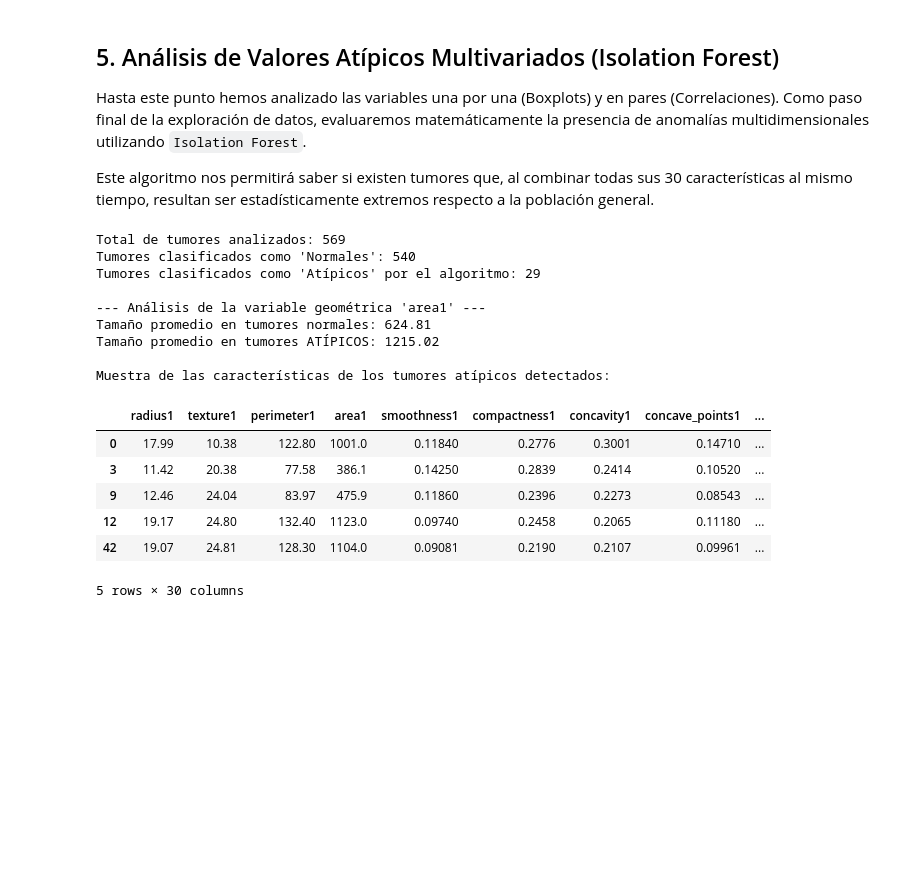
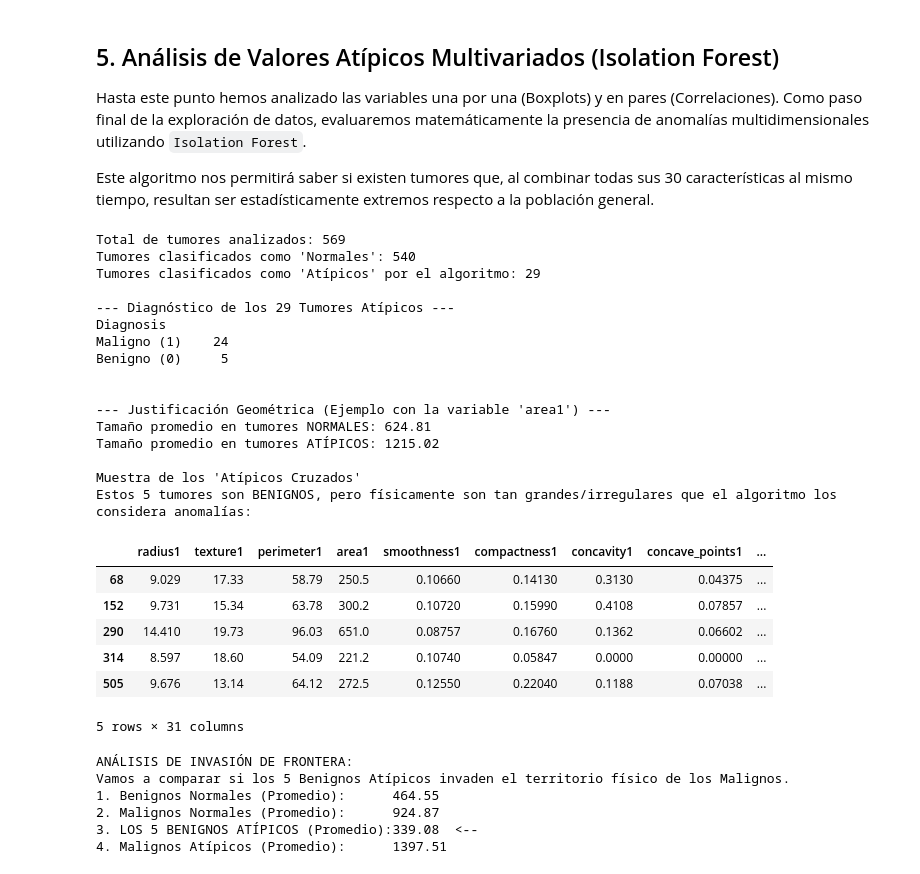
Before and after one commit to leonaidasup/Modelo2-final, a Jupyter notebook: 01_Exploracion_y_Limpieza.ipynb, the cells around one changed output. Saved outputs shown, nothing was run; the diff lists cells and outputs as text; code cells hidden in the pictures; blank space fills up the shorter version.

```diff
--- a/01_Exploracion_y_Limpieza.ipynb
+++ b/01_Exploracion_y_Limpieza.ipynb
@@ -232,43 +232,84 @@ Este algoritmo nos permitirá saber si existen tumores que, al combinar todas su
 # %%
 # 1. Inicializar el Isolation Forest (Buscando ~5% de valores extremos)
 from sklearn.ensemble import IsolationForest
+
 iso_forest = IsolationForest(contamination=0.05, random_state=30)
 
 # 2. Predecir atípicos sobre la matriz X original
 predicciones_atipicos = iso_forest.fit_predict(X)
 
-# 3. Filtrar resultados (-1: Atípico, 1: Normal)
+# 3. Filtrar resultados lógicos (-1: Atípico, 1: Normal)
 mascara_atipicos = predicciones_atipicos == -1
 tumores_atipicos = X[mascara_atipicos]
 tumores_normales = X[~mascara_atipicos]
 
 print(f"Total de tumores analizados: {len(X)}")
 print(f"Tumores clasificados como 'Normales': {len(tumores_normales)}")
 print(f"Tumores clasificados como 'Atípicos' por el algoritmo: {len(tumores_atipicos)}\n")
 
-# 4. Análisis Clínico de una variable de tamaño
-columna_analisis = 'area1' if 'area1' in X.columns else X.columns[3]
+# 4. Ver la distribución real del diagnóstico en las anomalías
+print("--- Diagnóstico de los 29 Tumores Atípicos ---")
+distribucion = df[mascara_atipicos]['Diagnosis'].map({1: 'Maligno (1)', 0: 'Benigno (0)'}).value_counts()
+print(distribucion.to_string())
+print("\n")
 
-print(f"--- Análisis de la variable geométrica '{columna_analisis}' ---")
-print(f"Tamaño promedio en tumores normales: {tumores_normales[columna_analisis].mean():.2f}")
-print(f"Tamaño promedio en tumores ATÍPICOS: {tumores_atipicos[columna_analisis].mean():.2f}\n")
+# 5. Justificación Clínica: ¿Por qué el algoritmo los separó?
+# Usamos 'area1' como ejemplo visual para entender la magnitud de la anomalía
+columna_ejemplo = 'area1' if 'area1' in X.columns else X.columns[3]
+print(f"--- Justificación Geométrica (Ejemplo con la variable '{columna_ejemplo}') ---")
+print(f"Tamaño promedio en tumores NORMALES: {tumores_normales[columna_ejemplo].mean():.2f}")
+print(f"Tamaño promedio en tumores ATÍPICOS: {tumores_atipicos[columna_ejemplo].mean():.2f}\n")
 
-print("Muestra de las características de los tumores atípicos detectados:")
-display(tumores_atipicos.head())
+# 6. Aislar y mostrar los "Atípicos Cruzados" (Los 5 Benignos)
+# Estos son los datos más peligrosos porque invaden el espacio de los tumores malignos
+mascara_benignos_atipicos = (predicciones_atipicos == -1) & (df['Diagnosis'] == 0)
+benignos_atipicos = df[mascara_benignos_atipicos]
+
+print("Muestra de los 'Atípicos Cruzados'")
+print("Estos 5 tumores son BENIGNOS, pero físicamente son tan grandes/irregulares que el algoritmo los considera anomalías:")
+display(benignos_atipicos.head())
+
+# 7. Comprobación de "Invasión de Frontera" (Teoría de cruce de clases)
+print("\nANÁLISIS DE INVASIÓN DE FRONTERA:")
+print("Vamos a comparar si los 5 Benignos Atípicos invaden el territorio físico de los Malignos.")
+
+# Calculamos los promedios de área para los 4 subgrupos
+area_benigno_normal = df[(df['Diagnosis'] == 0) & (~mascara_atipicos)][columna_ejemplo].mean()
+area_benigno_atipico = benignos_atipicos[columna_ejemplo].mean()
+area_maligno_normal = df[(df['Diagnosis'] == 1) & (~mascara_atipicos)][columna_ejemplo].mean()
+area_maligno_atipico = df[(df['Diagnosis'] == 1) & (mascara_atipicos)][columna_ejemplo].mean()
+
+print(f"1. Benignos Normales (Promedio):      {area_benigno_normal:.2f}")
+print(f"2. Malignos Normales (Promedio):      {area_maligno_normal:.2f}")
+print(f"3. LOS 5 BENIGNOS ATÍPICOS (Promedio):{area_benigno_atipico:.2f}  <--")
+print(f"4. Malignos Atípicos (Promedio):      {area_maligno_atipico:.2f}")
 # %% [output]
 Total de tumores analizados: 569
 Tumores clasificados como 'Normales': 540
 Tumores clasificados como 'Atípicos' por el algoritmo: 29
 
---- Análisis de la variable geométrica 'area1' ---
-Tamaño promedio en tumores normales: 624.81
+--- Diagnóstico de los 29 Tumores Atípicos ---
+Diagnosis
+Maligno (1)    24
+Benigno (0)     5
+
+
+--- Justificación Geométrica (Ejemplo con la variable 'area1') ---
+Tamaño promedio en tumores NORMALES: 624.81
 Tamaño promedio en tumores ATÍPICOS: 1215.02
 
-Muestra de las características de los tumores atípicos detectados:
+Muestra de los 'Atípicos Cruzados'
+Estos 5 tumores son BENIGNOS, pero físicamente son tan grandes/irregulares que el algoritmo los considera anomalías:
 |  | radius1 | texture1 | perimeter1 | area1 | smoothness1 | compactness1 | concavity1 | concave_points1 | ... |
-| 0 | 17.99 | 10.38 | 122.80 | 1001.0 | 0.11840 | 0.2776 | 0.3001 | 0.14710 | ... |
-| 3 | 11.42 | 20.38 | 77.58 | 386.1 | 0.14250 | 0.2839 | 0.2414 | 0.10520 | ... |
-| 9 | 12.46 | 24.04 | 83.97 | 475.9 | 0.11860 | 0.2396 | 0.2273 | 0.08543 | ... |
-| 12 | 19.17 | 24.80 | 132.40 | 1123.0 | 0.09740 | 0.2458 | 0.2065 | 0.11180 | ... |
-| 42 | 19.07 | 24.81 | 128.30 | 1104.0 | 0.09081 | 0.2190 | 0.2107 | 0.09961 | ... |
+| 68 | 9.029 | 17.33 | 58.79 | 250.5 | 0.10660 | 0.14130 | 0.3130 | 0.04375 | ... |
+| 152 | 9.731 | 15.34 | 63.78 | 300.2 | 0.10720 | 0.15990 | 0.4108 | 0.07857 | ... |
+| 290 | 14.410 | 19.73 | 96.03 | 651.0 | 0.08757 | 0.16760 | 0.1362 | 0.06602 | ... |
+| 314 | 8.597 | 18.60 | 54.09 | 221.2 | 0.10740 | 0.05847 | 0.0000 | 0.00000 | ... |
+| 505 | 9.676 | 13.14 | 64.12 | 272.5 | 0.12550 | 0.22040 | 0.1188 | 0.07038 | ... |
-5 rows × 30 columns
+5 rows × 31 columns
+ANÁLISIS DE INVASIÓN DE FRONTERA:
+Vamos a comparar si los 5 Benignos Atípicos invaden el territorio físico de los Malignos.
+1. Benignos Normales (Promedio):      464.55
+2. Malignos Normales (Promedio):      924.87
+3. LOS 5 BENIGNOS ATÍPICOS (Promedio):339.08  <--
+4. Malignos Atípicos (Promedio):      1397.51
```
Also changed, not shown: parts of 3 cells of this notebook, 3 other files.
